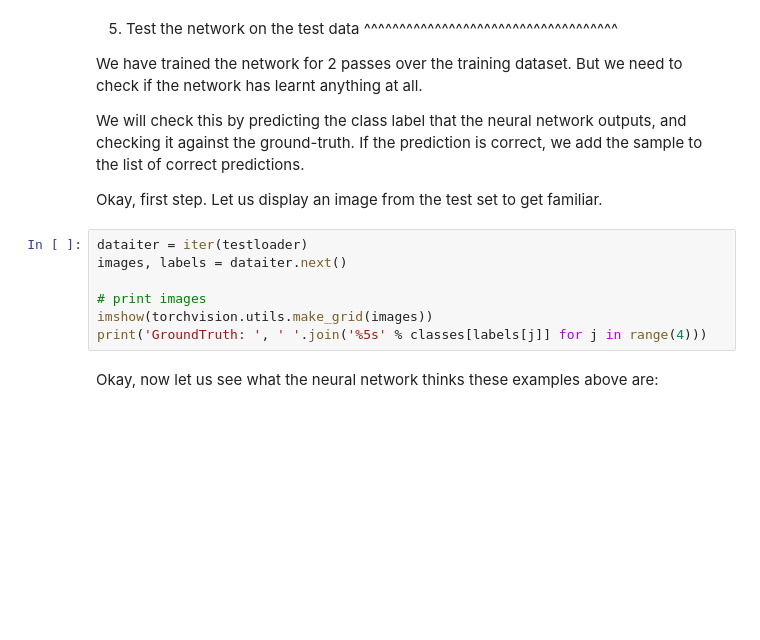
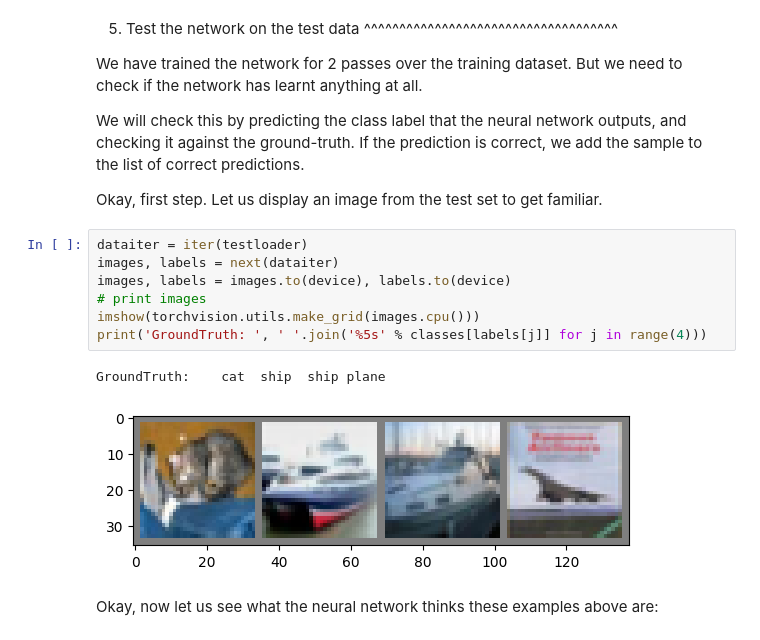
Before and after one commit to bikum2301/newrepo, a Jupyter notebook: _downloads/cifar10_tutorial.ipynb, the cells around one changed output. Cells and saved outputs as stored; diff of their text form; blank space fills up the shorter version.

```diff
--- a/_downloads/cifar10_tutorial.ipynb
+++ b/_downloads/cifar10_tutorial.ipynb
@@ -198,11 +251,14 @@ correct, we add the sample to the list of correct predictions.
 Okay, first step. Let us display an image from the test set to get familiar.
 # %%
 dataiter = iter(testloader)
-images, labels = dataiter.next()
-
+images, labels = next(dataiter)
+images, labels = images.to(device), labels.to(device)
 # print images
-imshow(torchvision.utils.make_grid(images))
+imshow(torchvision.utils.make_grid(images.cpu()))
 print('GroundTruth: ', ' '.join('%5s' % classes[labels[j]] for j in range(4)))
+# %% [output]
+GroundTruth:    cat  ship  ship plane
+[figure, added]
 # %% [markdown]
 Okay, now let us see what the neural network thinks these examples above are:
 # %%
```
Also changed, not shown: parts of 8 cells of this notebook.
